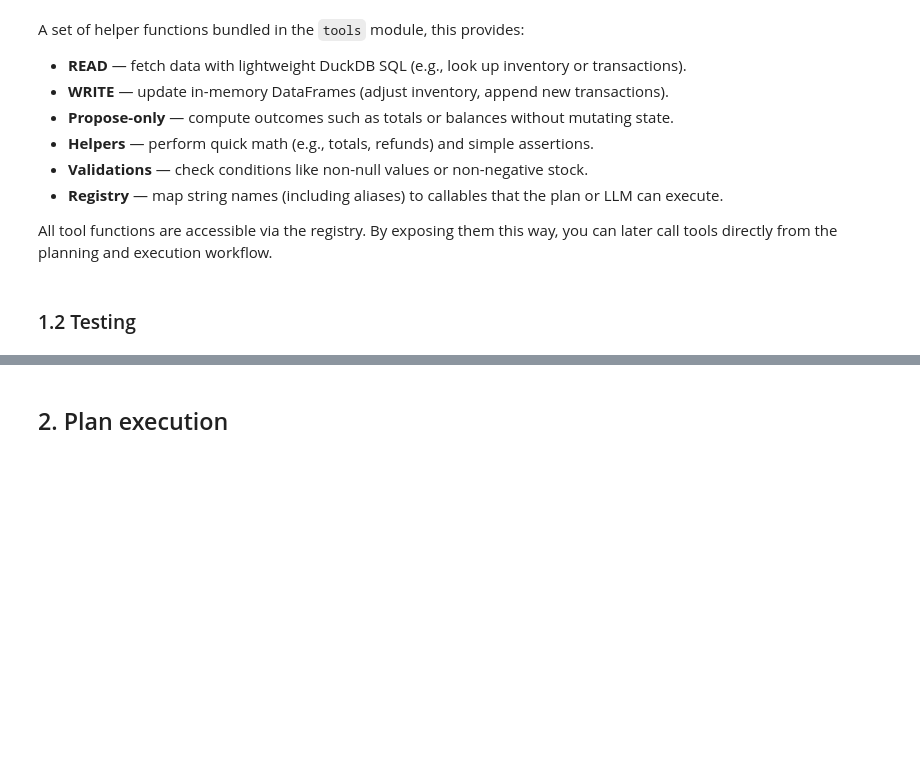
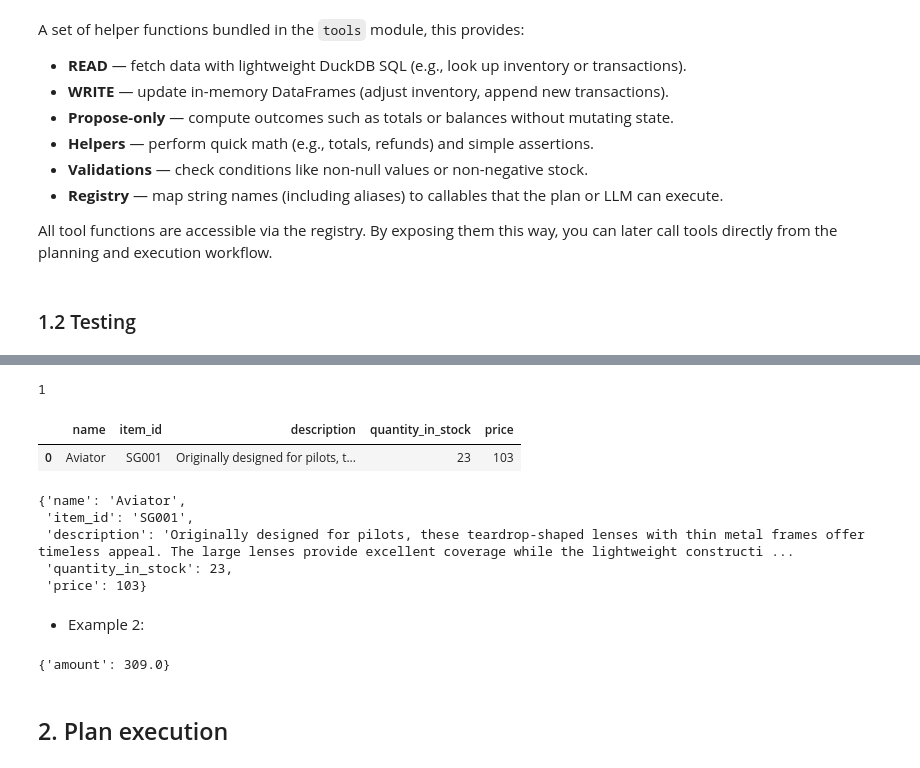
Before and after one commit to kwangloc/course-agentic-ai, a Jupyter notebook: custom/no_3_planning/template_planning_w_json_format.ipynb, the cells around one changed output, grey strips where cells are left out. Saved outputs shown, nothing was run; the diff lists cells and outputs as text; code cells hidden in the pictures; blank space fills up the shorter version.

```diff
--- a/custom/no_3_planning/template_planning_w_json_format.ipynb
+++ b/custom/no_3_planning/template_planning_w_json_format.ipynb
@@ -123,0 +153,19 @@ utils.print_html(json.dumps(total, indent=2), title="Purchase Total")
+# %%
+prod['match_count']
+# %% [output]
+1
+# %%
+prod["rows"]
+# %% [output]
+|  | name | item_id | description | quantity_in_stock | price |
+| 0 | Aviator | SG001 | Originally designed for pilots, t... | 23 | 103 |
+# %%
+prod['item']
+# %% [output]
+{'name': 'Aviator',
+ 'item_id': 'SG001',
+ 'description': 'Originally designed for pilots, these teardrop-shaped lenses with thin metal frames offer timeless appeal. The large lenses provide excellent coverage while the lightweight constructi ...
+ 'quantity_in_stock': 23,
+ 'price': 103}
+# %% [markdown]
+- Example 2:
@@ -124,3 +175,7 @@ utils.print_html(json.dumps(total, indent=2), title="Purchase Total")
+# %%
+total
+# %% [output]
+{'amount': 309.0}
 # %% [markdown]
 ## 2. Plan execution
 # %% [markdown]
```
Also changed, not shown: parts of 33 cells of this notebook, 4 other files.
